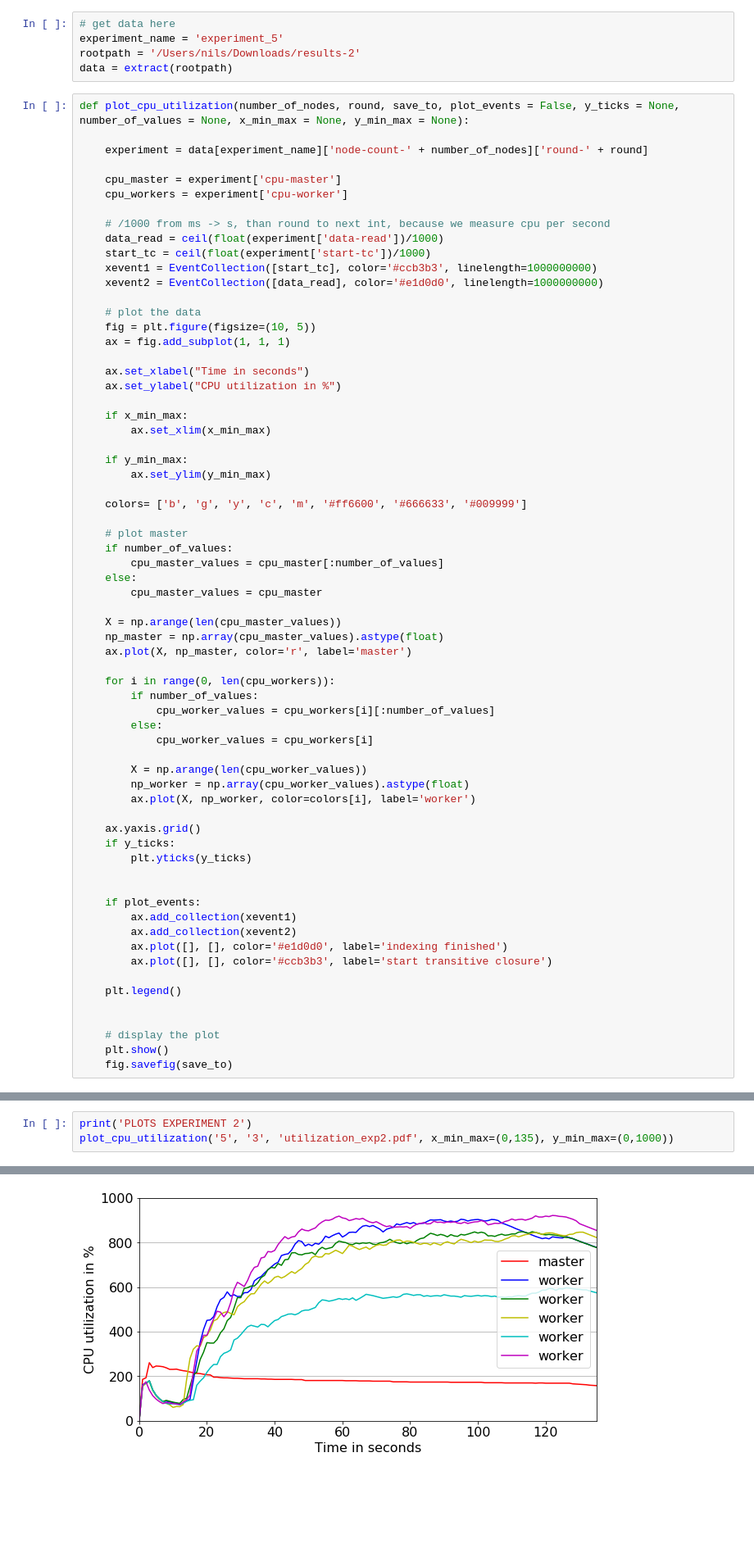
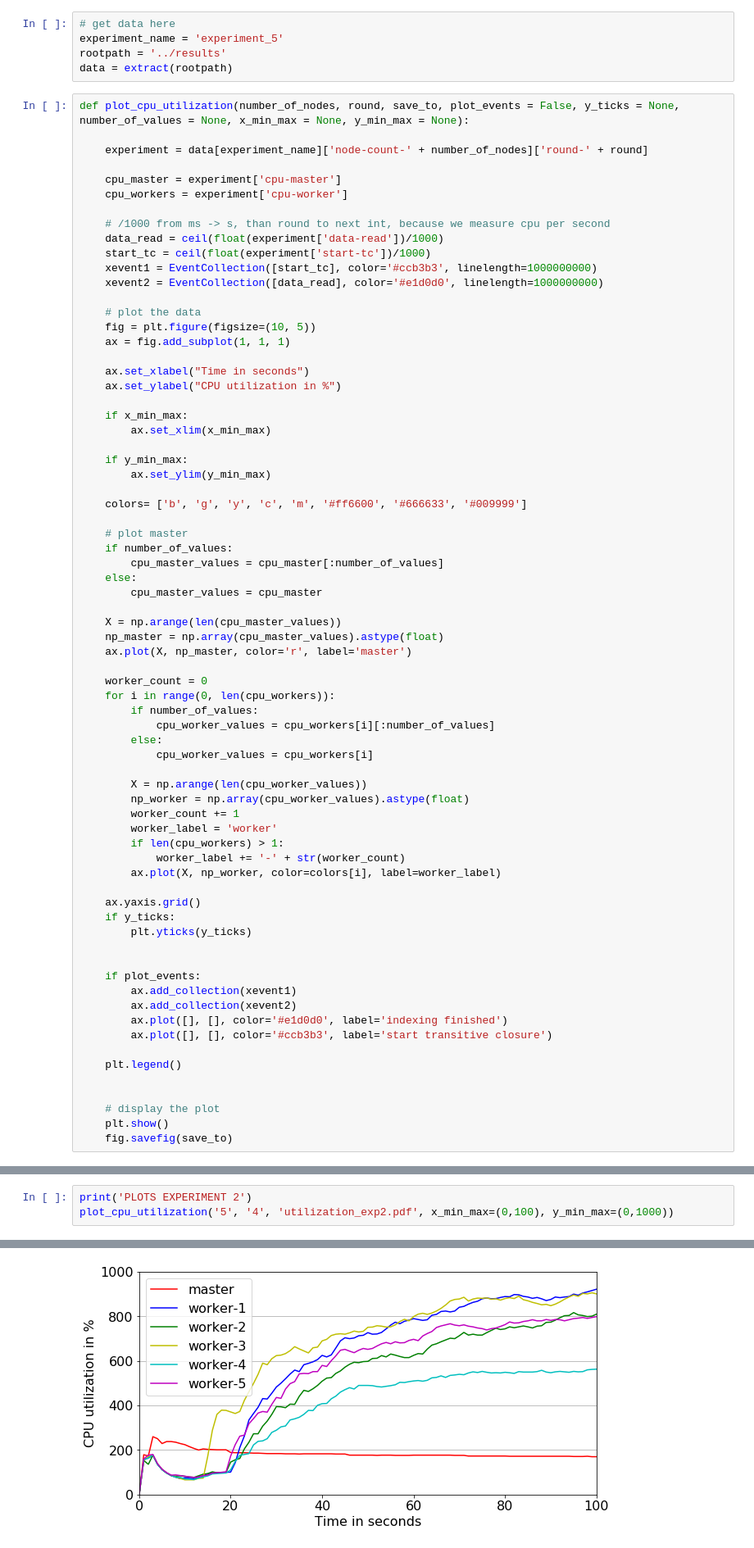
Before and after one commit to jmakr0/Distributed-Entity-Resolution, a Jupyter notebook: evaluation/plot/cpu-usage.ipynb, the cells around one changed output, grey strips where cells are left out. Shown at 82% size. Saved outputs shown, nothing was run; the diff lists cells and outputs as text; blank space fills up the shorter version.

Commit message:
small plotting adjustments

```diff
--- a/evaluation/plot/cpu-usage.ipynb
+++ b/evaluation/plot/cpu-usage.ipynb
@@ -13,7 +13,7 @@ matplotlib.rcParams.update({'font.size': 16})
 # %%
 # get data here
 experiment_name = 'experiment_5'
-rootpath = '/Users/nils/Downloads/results-2'
+rootpath = '../results'
 data = extract(rootpath)
 # %%
 def plot_cpu_utilization(number_of_nodes, round, save_to, plot_events = False, y_ticks = None, number_of_values = None, x_min_max = None, y_min_max = None):
@@ -54,6 +54,7 @@ def plot_cpu_utilization(number_of_nodes, round, save_to, plot_events = False, y
     np_master = np.array(cpu_master_values).astype(float)
     ax.plot(X, np_master, color='r', label='master')
 
+    worker_count = 0
     for i in range(0, len(cpu_workers)):
         if number_of_values:
             cpu_worker_values = cpu_workers[i][:number_of_values]
@@ -62,7 +63,11 @@ def plot_cpu_utilization(number_of_nodes, round, save_to, plot_events = False, y
 
         X = np.arange(len(cpu_worker_values))
         np_worker = np.array(cpu_worker_values).astype(float)
-        ax.plot(X, np_worker, color=colors[i], label='worker')
+        worker_count += 1
+        worker_label = 'worker'
+        if len(cpu_workers) > 1:
+            worker_label += '-' + str(worker_count)
+        ax.plot(X, np_worker, color=colors[i], label=worker_label)
 
     ax.yaxis.grid()
     if y_ticks:
@@ -97,9 +102,9 @@ PLOTS EXPERIMENT 1
 # %%
 print('PLOTS EXPERIMENT 2')
-plot_cpu_utilization('5', '3', 'utilization_exp2.pdf', x_min_max=(0,135), y_min_max=(0,1000))
+plot_cpu_utilization('5', '4', 'utilization_exp2.pdf', x_min_max=(0,100), y_min_max=(0,1000))
 # %% [output]
 PLOTS EXPERIMENT 2
-[figure, old version]
+[figure, new version]
 # %%
 print('ADDITIONAL PLOTS')
 plot_cpu_utilization('4', '3', 'p1.pdf', x_min_max=(0,160), y_min_max=(0,2000))
```
Also changed, not shown: parts of 2 cells of this notebook, 1 other file.
